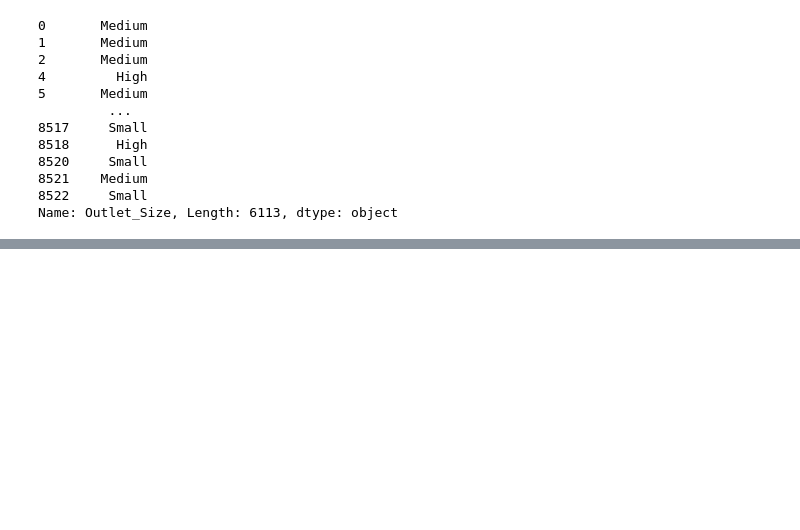
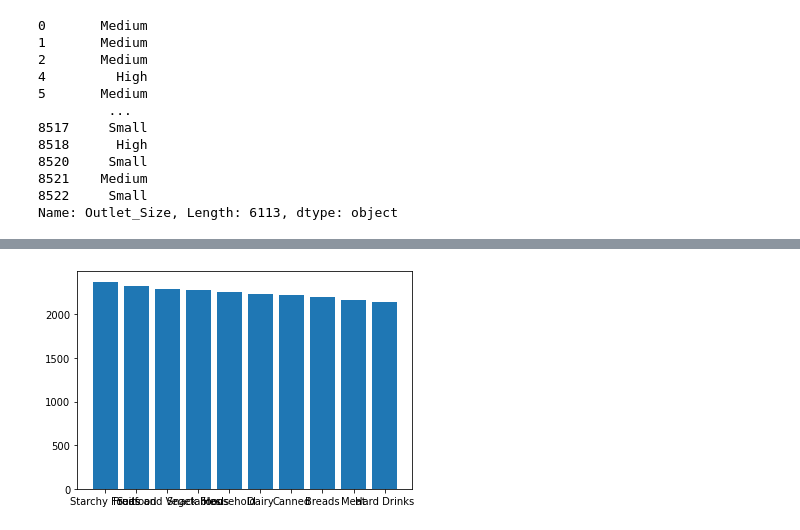
Before and after one commit to Andres-Cas/Food_Sales_Predictions, a Jupyter notebook: Sales_Prediction.ipynb, the cells around one changed output, grey strips where cells are left out. Cells and saved outputs as stored; diff of their text form; code cells hidden in the pictures; blank space fills up the shorter version.

```diff
--- a/Sales_Prediction.ipynb
+++ b/Sales_Prediction.ipynb
@@ -88,0 +139,3 @@ Name: Outlet_Size, Length: 6113, dtype: object
+# %%
+top10sales = sales_df.groupby(['Item_Type'])['Item_Outlet_Sales'].mean().sort_values(ascending = False).head(10)
+top10sales
@@ -88,0 +248,4 @@ Name: Outlet_Size, Length: 6113, dtype: object
+# %%
+plt.bar(top10sales.index, top10sales.values);
+# %% [output]
+[figure, added]
```
Also changed, not shown: parts of 20 cells of this notebook.
